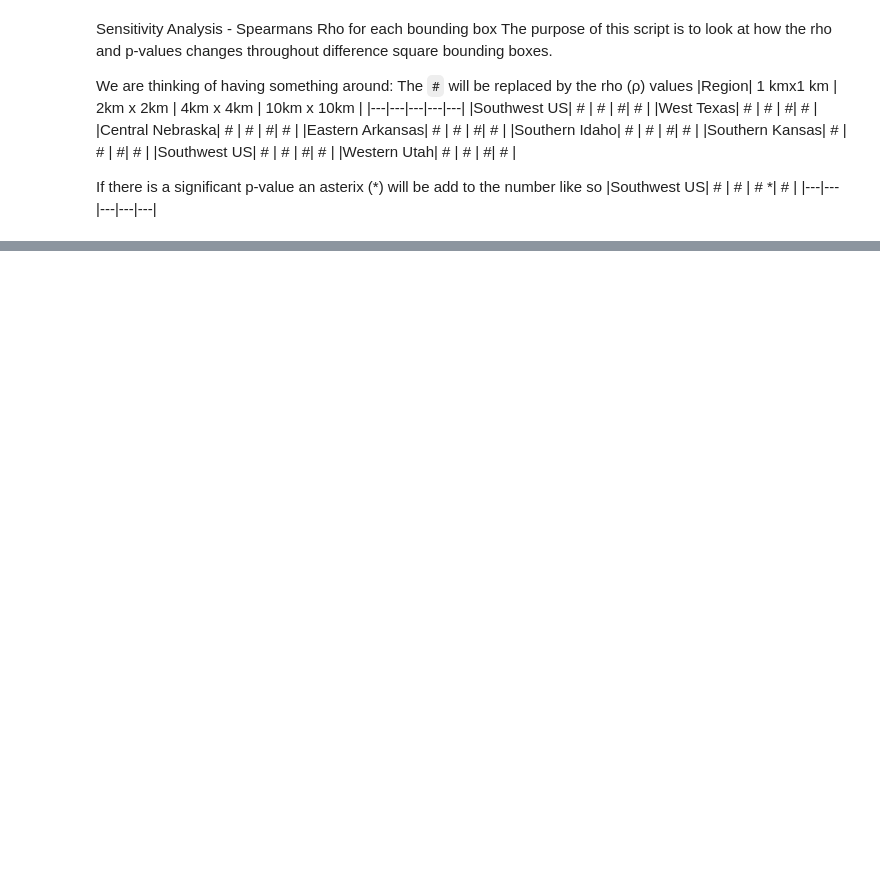
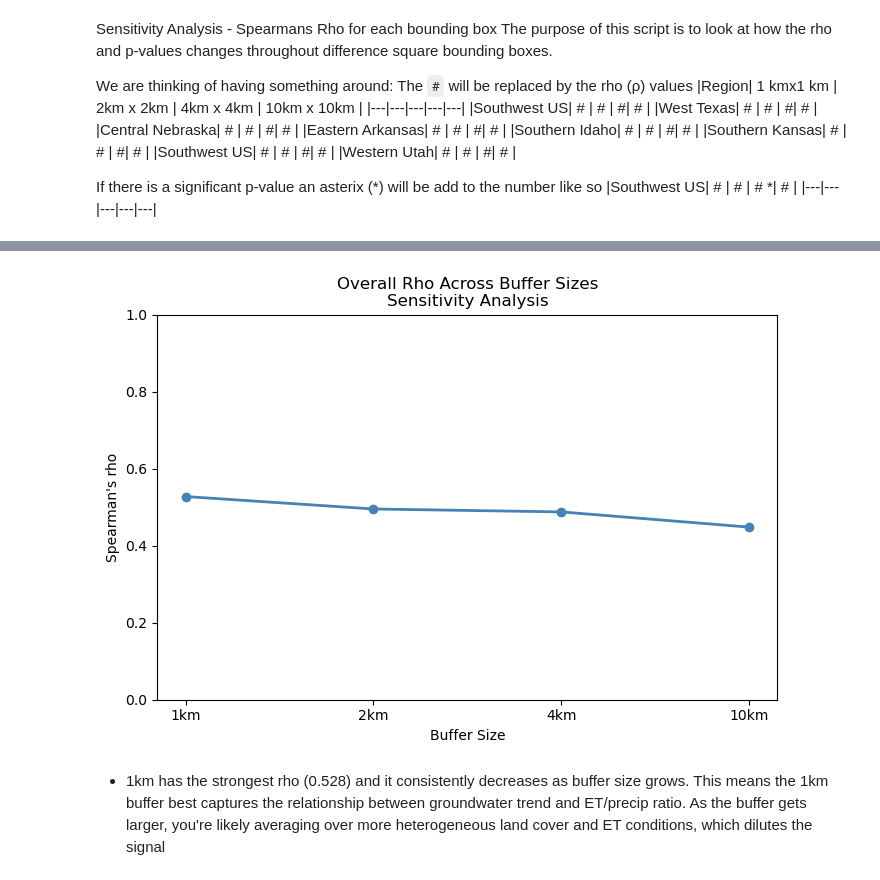
Before and after one commit to meds-AridGW/ET_GW_analysis_workflow, a Jupyter notebook: spearman_rank/sensitivity_analysis.ipynb, the cells around one changed output, grey strips where cells are left out. Drawn from its saved outputs; the diff is of its cells as text; code cells hidden in the pictures; blank space fills up the shorter version.

Commit message:
Finish spearman rank sensitivity analysis

```diff
--- a/spearman_rank/sensitivity_analysis.ipynb
+++ b/spearman_rank/sensitivity_analysis.ipynb
@@ -37,0 +98,21 @@ If there is a significant p-value an asterix (*) will be add to the number like
+# %%
+# Add buffer sizes
+buffers = ['1km', '2km', '4km', '10km']
+
+# Use the overall rho for each buffer
+overall = combined[combined['region'] == 'ALL'].set_index('buffer').reindex(buffers)
+
+# Start Plot
+
+fig, ax = plt.subplots(figsize=(8, 5))
+ax.plot(buffers, overall['rho'], marker='o', color='steelblue', linewidth=2)
+
+ax.set_xlabel('Buffer Size')
+ax.set_ylabel("Spearman's rho")
+ax.set_title('Overall Rho Across Buffer Sizes\nSensitivity Analysis')
+ax.set_ylim(0, 1)
+plt.show()
+# %% [output]
+[figure, added]
+# %% [markdown]
+ - 1km has the strongest rho (0.528) and it consistently decreases as buffer size grows. This means the 1km buffer best captures the relationship between groundwater trend and ET/precip ratio. As the buffer gets larger, you're likely averaging over more heterogeneous land cover and ET conditions, which dilutes the signal
```
Also changed, not shown: parts of 6 cells of this notebook.
